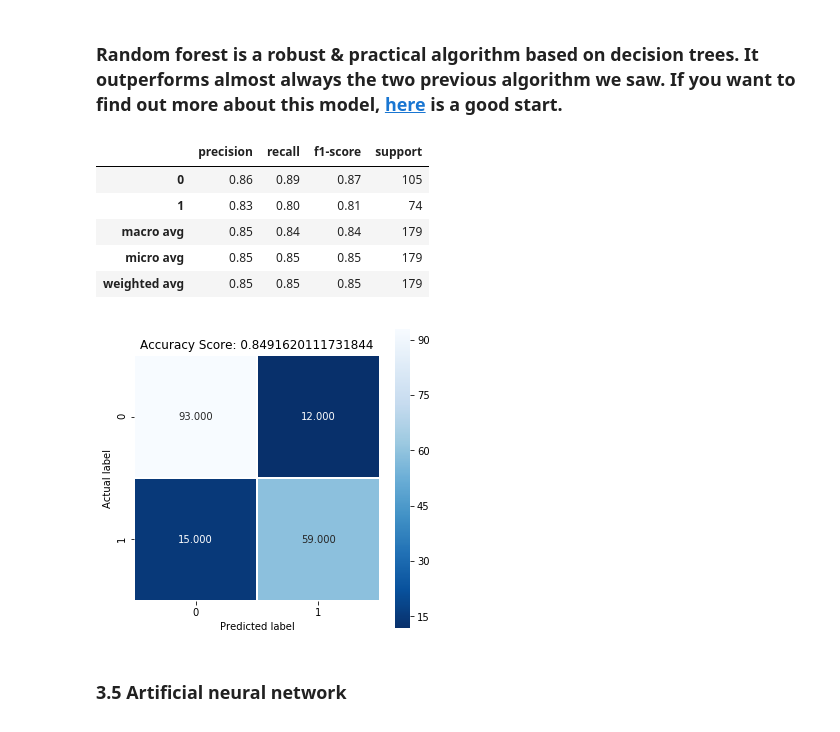
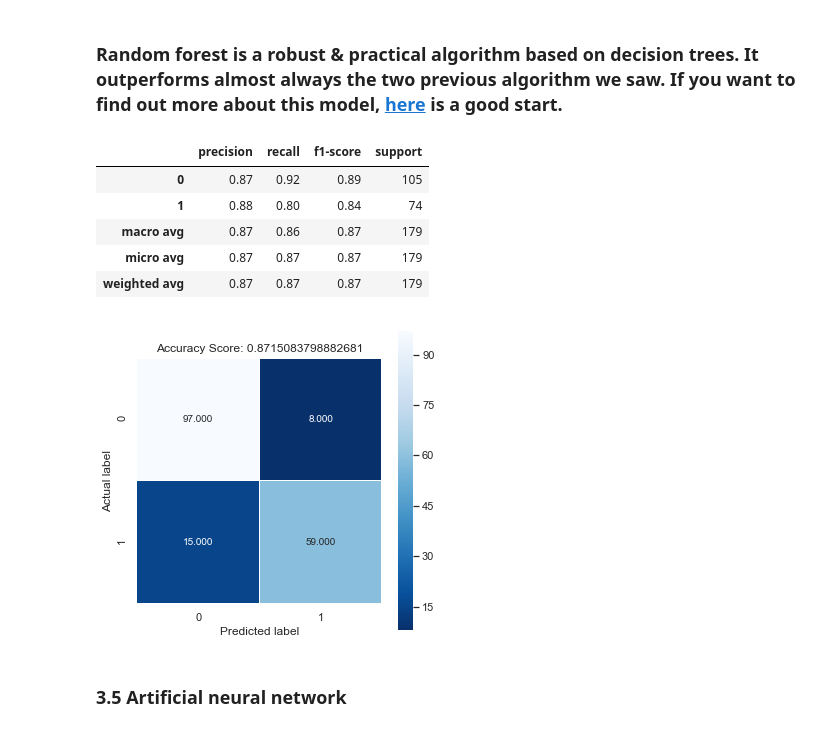
Before and after one commit to nicohlr/kaggle, a Jupyter notebook: titanic/titanic_kernel_tutorial.ipynb, the cells around one changed output. Cells and saved outputs as stored; diff of their text form; code cells hidden in the pictures.

```diff
--- a/titanic/titanic_kernel_tutorial.ipynb
+++ b/titanic/titanic_kernel_tutorial.ipynb
@@ -31,6 +31,7 @@
 import pandas as pd
 import numpy as np
 import seaborn as sns
+sns.set()
 import matplotlib
 import pydot
 import re
@@ -58,6 +59,8 @@ from sklearn.ensemble import RandomForestClassifier
 from sklearn.tree import export_graphviz, DecisionTreeClassifier
 from sklearn.preprocessing import StandardScaler
 from sklearn.model_selection import cross_val_score, train_test_split
+from sklearn.exceptions import NotFittedError
+from sklearn.base import BaseEstimator, ClassifierMixin
 
 from IPython.display import display
 # %% [output]
@@ -349,20 +352,20 @@ display_confusion_matrix(Y_test, svm_prediction, score=score)
 # %% [markdown]
 ### Random forest is a robust & practical algorithm based on decision trees. It outperforms almost always the two previous algorithm we saw. If you want to find out more about this model, [here](https://medium.com/@williamkoehrsen/random-forest-simple-explanation-377895a60d2d) is a good start.
 # %%
-rf = RandomForestClassifier(n_estimators=100, random_state=42)
+rf = RandomForestClassifier(n_estimators=300, max_depth=11, random_state=42)
 rf.fit(X_train, Y_train)
 rf_prediction = rf.predict(X_test)
 
 score = metrics.accuracy_score(Y_test, rf_prediction)
 display_confusion_matrix(Y_test, rf_prediction, score=score)
 # %% [output]
 |  | precision | recall | f1-score | support |
-| 0 | 0.86 | 0.89 | 0.87 | 105 |
-| 1 | 0.83 | 0.80 | 0.81 | 74 |
-| macro avg | 0.85 | 0.84 | 0.84 | 179 |
-| micro avg | 0.85 | 0.85 | 0.85 | 179 |
-| weighted avg | 0.85 | 0.85 | 0.85 | 179 |
+| 0 | 0.87 | 0.92 | 0.89 | 105 |
+| 1 | 0.88 | 0.80 | 0.84 | 74 |
+| macro avg | 0.87 | 0.86 | 0.87 | 179 |
+| micro avg | 0.87 | 0.87 | 0.87 | 179 |
+| weighted avg | 0.87 | 0.87 | 0.87 | 179 |
-[figure, old version]
+[figure, new version]
 # %% [markdown]
 ### **3.5 Artificial neural network**
 # %% [markdown]
```
Also changed, not shown: parts of 22 cells of this notebook, 3 other files.
